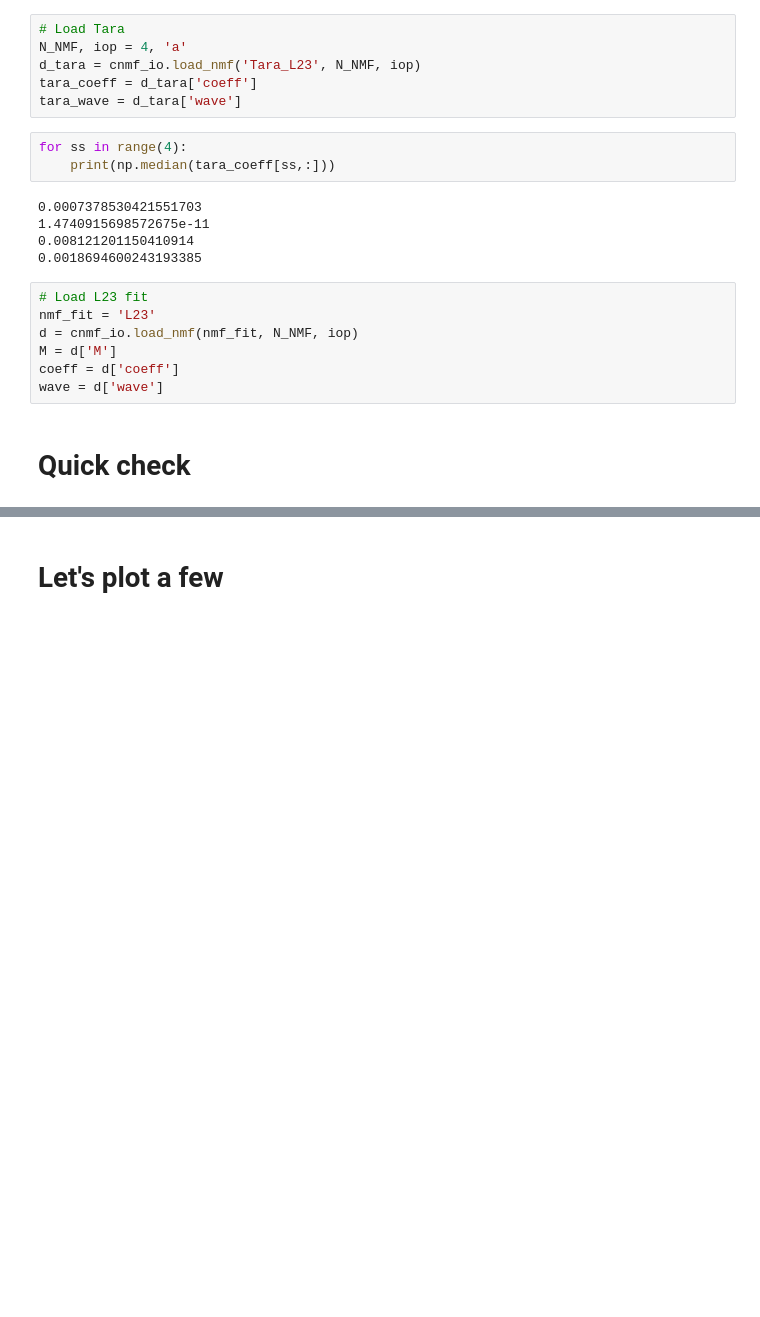
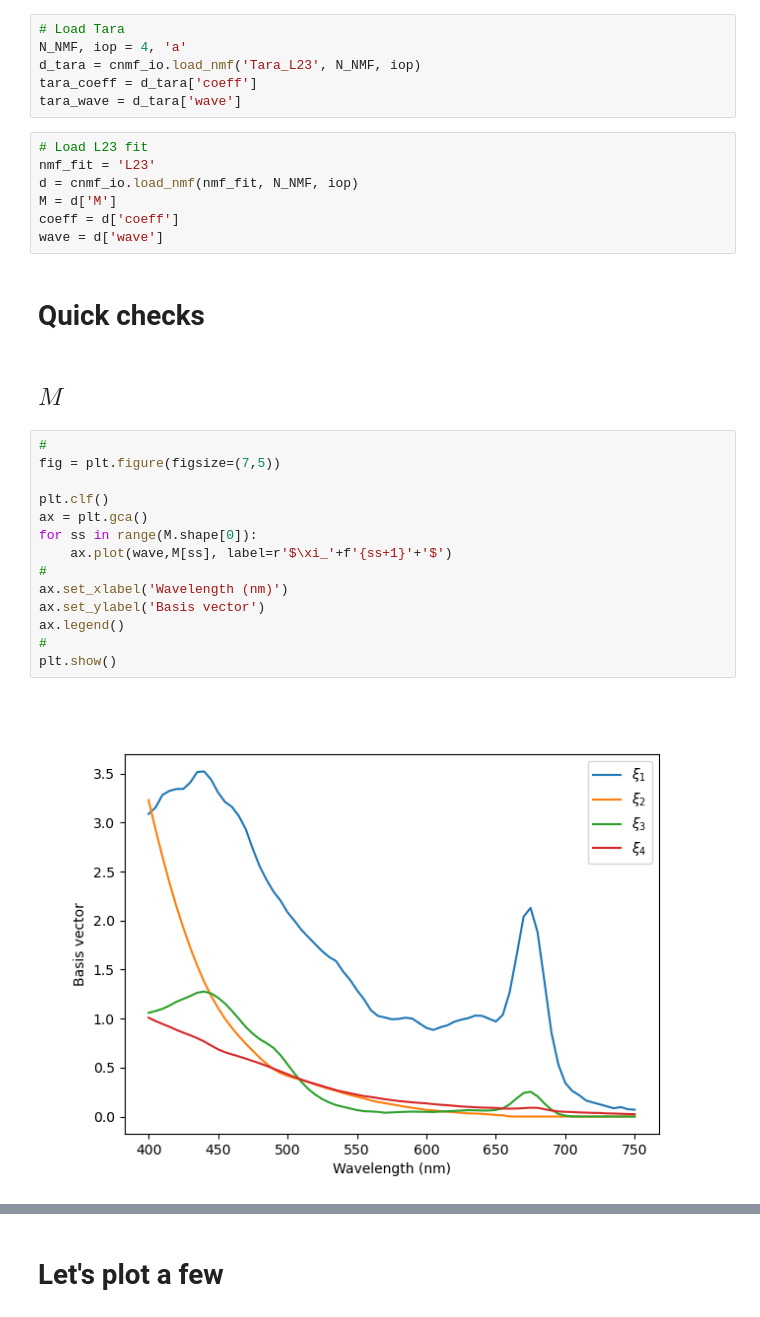
Before and after one commit to AI-for-Ocean-Science/cnmf, a Jupyter notebook: papers/I/Analysis/DebugNMFCoeff.ipynb, the cells around one changed output, grey strips where cells are left out. Cells and saved outputs as stored; diff of their text form; blank space fills up the shorter version.

```diff
--- a/papers/I/Analysis/DebugNMFCoeff.ipynb
+++ b/papers/I/Analysis/DebugNMFCoeff.ipynb
@@ -31,14 +31,6 @@ N_NMF, iop = 4, 'a'
 d_tara = cnmf_io.load_nmf('Tara_L23', N_NMF, iop)
 tara_coeff = d_tara['coeff']
 tara_wave = d_tara['wave']
-# %%
-for ss in range(4):
-    print(np.median(tara_coeff[ss,:]))
-# %% [output]
-0.0007378530421551703
-1.4740915698572675e-11
-0.008121201150410914
-0.0018694600243193385
 # %%
 # Load L23 fit
 nmf_fit = 'L23'
@@ -47,4 +39,22 @@ M = d['M']
 coeff = d['coeff']
 wave = d['wave']
 # %% [markdown]
-# Quick check
+# Quick checks
+# %% [markdown]
+## $M$
+# %%
+#
+fig = plt.figure(figsize=(7,5))
+
+plt.clf()
+ax = plt.gca()
+for ss in range(M.shape[0]):
+    ax.plot(wave,M[ss], label=r'$\xi_'+f'{ss+1}'+'$')
+#
+ax.set_xlabel('Wavelength (nm)')
+ax.set_ylabel('Basis vector')
+ax.legend()
+#
+plt.show()
+# %% [output]
+[figure, added]
```
Also changed, not shown: parts of 6 cells of this notebook, 3 other files.
